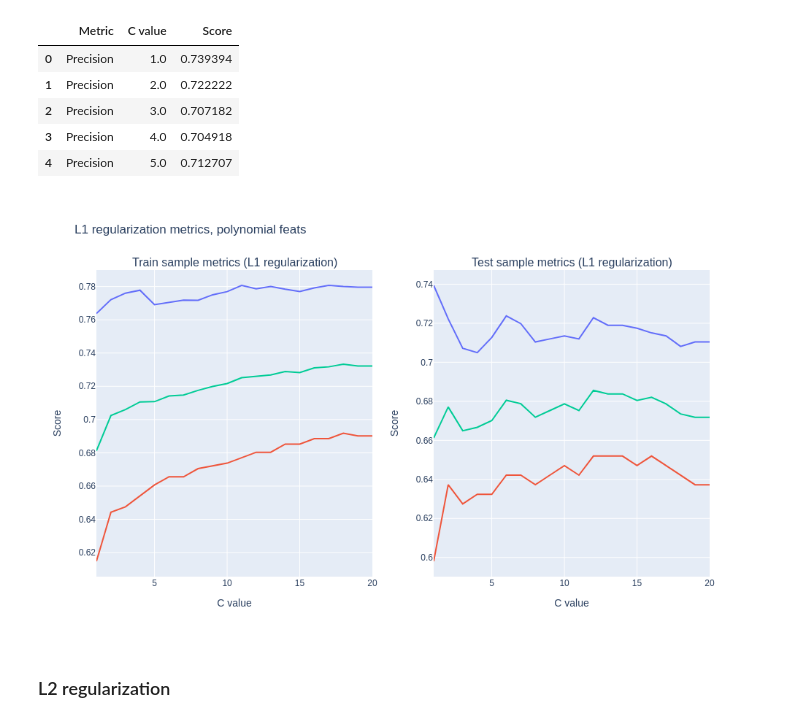
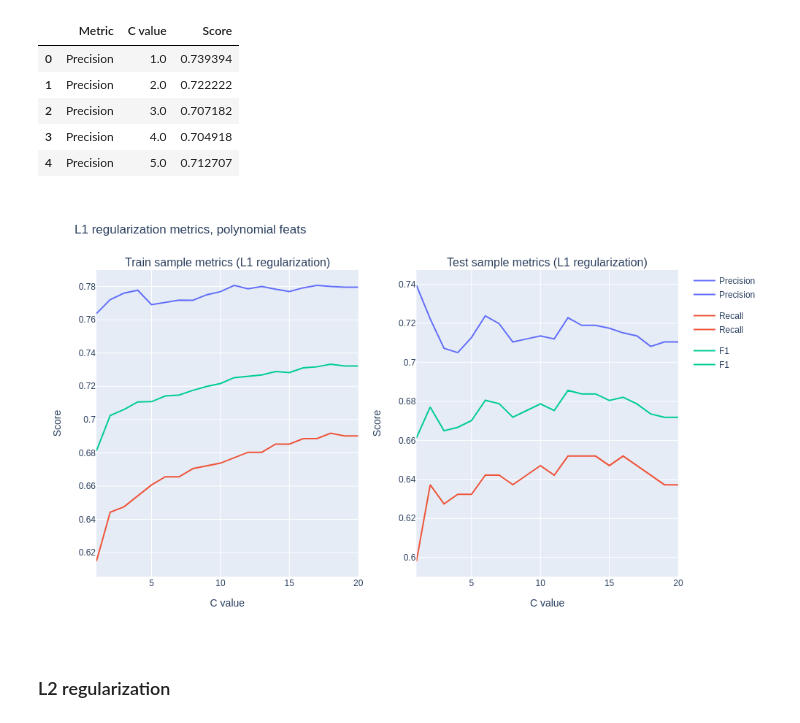
Before and after one commit to errlwdfi/sf_data_science, a Jupyter notebook: bank_clients_churn/bank_clients_churn.ipynb, the cells around one changed output. Saved outputs shown, nothing was run; the diff lists cells and outputs as text; code cells hidden in the pictures.

```diff
--- a/bank_clients_churn/bank_clients_churn.ipynb
+++ b/bank_clients_churn/bank_clients_churn.ipynb
@@ -800,35 +800,35 @@ metric_test_poly_l1_df.head()
 # %%
 l1_poly_titles = ['Train sample metrics (L1 regularization)', \
     'Test sample metrics (L1 regularization)']
 
 fig_poly_l1 = make_subplots(rows=1, cols=2, subplot_titles=l1_poly_titles)
 fig_metrics_train_poly_l1 = px.line(metric_train_poly_l1_df, x='C value', y='Score', color='Metric')
 fig_metrics_test_poly_l1 = px.line(metric_test_poly_l1_df, x='C value', y='Score', color='Metric')
 
 for trace in fig_metrics_train_poly_l1.select_traces():
     fig_poly_l1.add_trace(trace, row=1, col=1)
 
 for trace in fig_metrics_test_poly_l1.select_traces():
     fig_poly_l1.add_trace(trace, row=1, col=2)
 
 fig_poly_l1['layout']['xaxis1']['title'] = 'C value'
 fig_poly_l1['layout']['xaxis2']['title'] = 'C value'
 fig_poly_l1['layout']['yaxis1']['title'] = 'Score'
 fig_poly_l1['layout']['yaxis2']['title'] = 'Score'
 
 fig_poly_l1.update_layout(
     autosize=False,
     width = 1000,
     height = 600,
     title_text='L1 regularization metrics, polynomial feats'
 )
-fig_poly_l1.update(layout_showlegend=False)
+fig_poly_l1.update(layout_showlegend=True)
 fig_poly_l1.write_html('images/logreg_poly_l1.html')
 fig_poly_l1.write_image('images/logreg_poly_l1.png')
 fig_poly_l1.show('png')
 #fig_poly_l1.show()
 # %% [output]
-[figure, old version]
+[figure, new version]
 # %% [markdown]
 ### L2 regularization
 # %%
```
Also changed, not shown: parts of 3 cells of this notebook, 9 other files.
